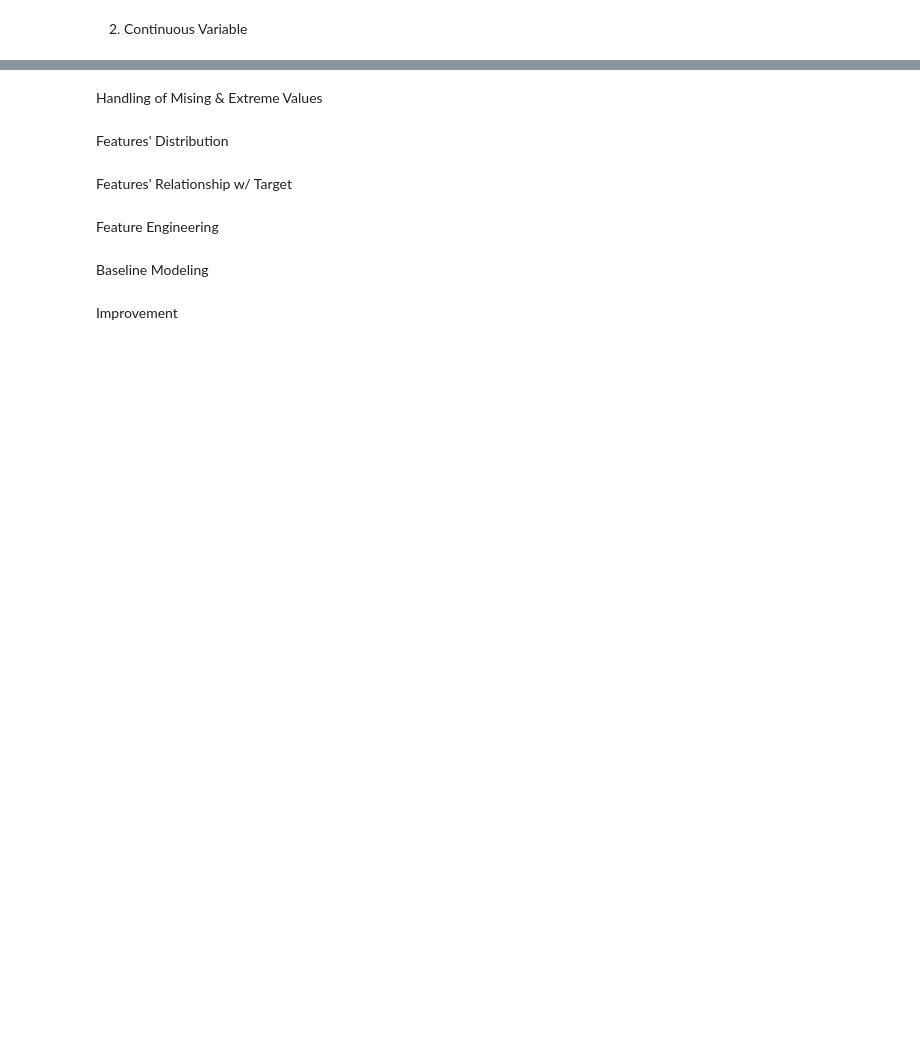
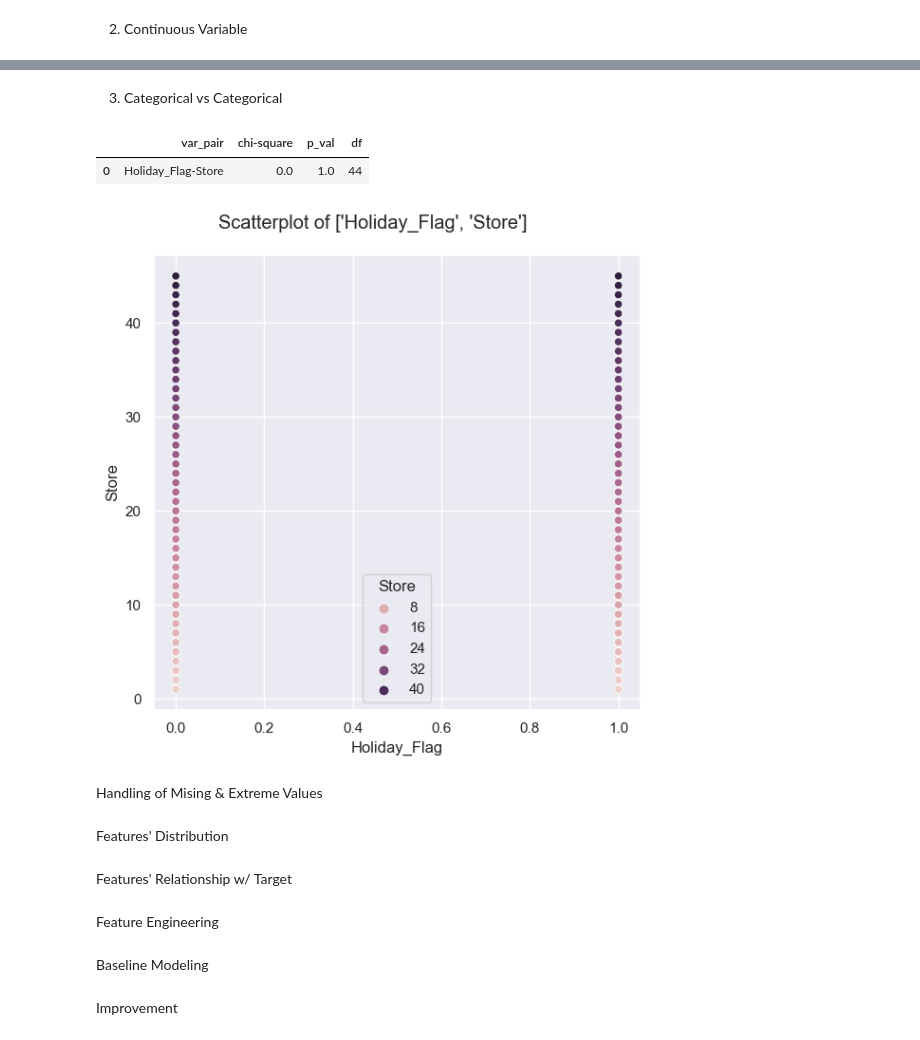
Before and after one commit to xinxiewu/wmt_sales_pred, a Jupyter notebook: src/__main__.ipynb, the cells around one changed output, grey strips where cells are left out. Saved outputs shown, nothing was run; the diff lists cells and outputs as text; code cells hidden in the pictures; blank space fills up the shorter version.

```diff
--- a/src/__main__.ipynb
+++ b/src/__main__.ipynb
@@ -87,3 +113,11 @@ res_cont_vars
+# %% [markdown]
+3. Categorical vs Categorical
+# %%
+vars_relatsh(df=df, cols_1=['Holiday_Flag', 'Store'], cols_2=None, method='catex-catex', subplots=[1,1], figsize=(6,6), output=True, fname='categorical_categorical.png', fpath='../res')
+# %% [output]
+|  | var_pair | chi-square | p_val | df |
+| 0 | Holiday_Flag-Store | 0.0 | 1.0 | 44 |
+[figure, added]
 # %% [markdown]
 Handling of Mising & Extreme Values
 # %% [markdown]
```
Also changed, not shown: parts of 9 cells of this notebook, 3 other files.
